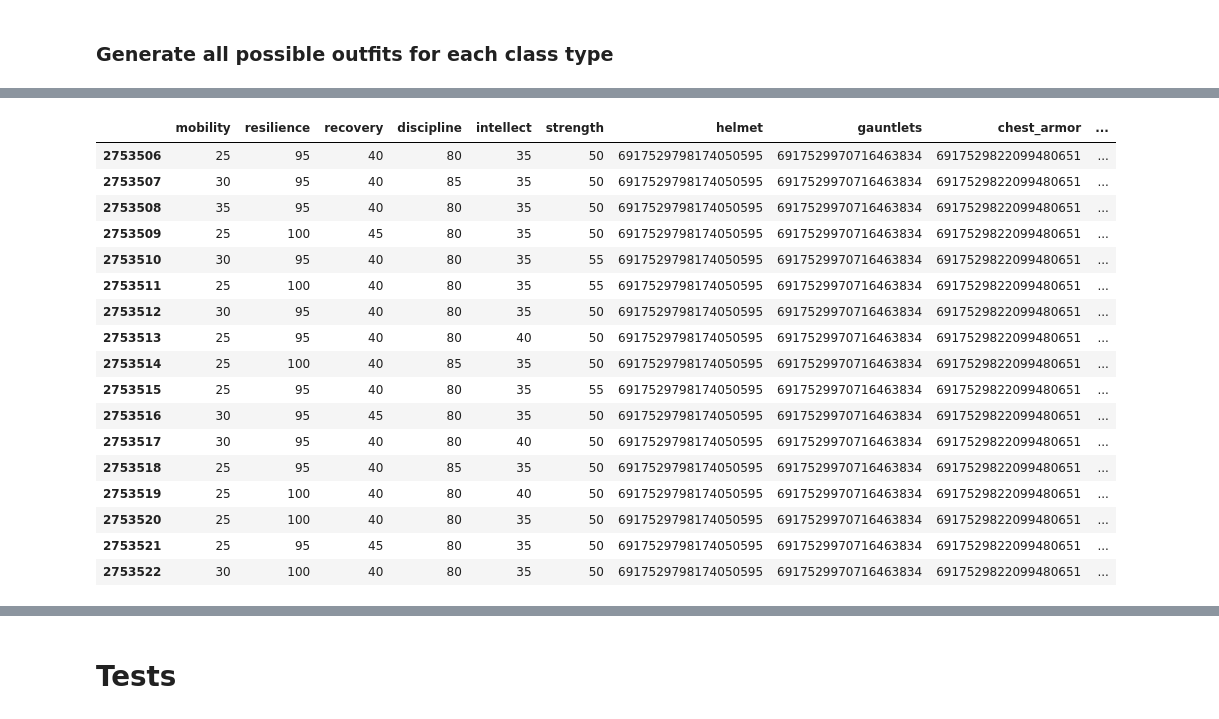
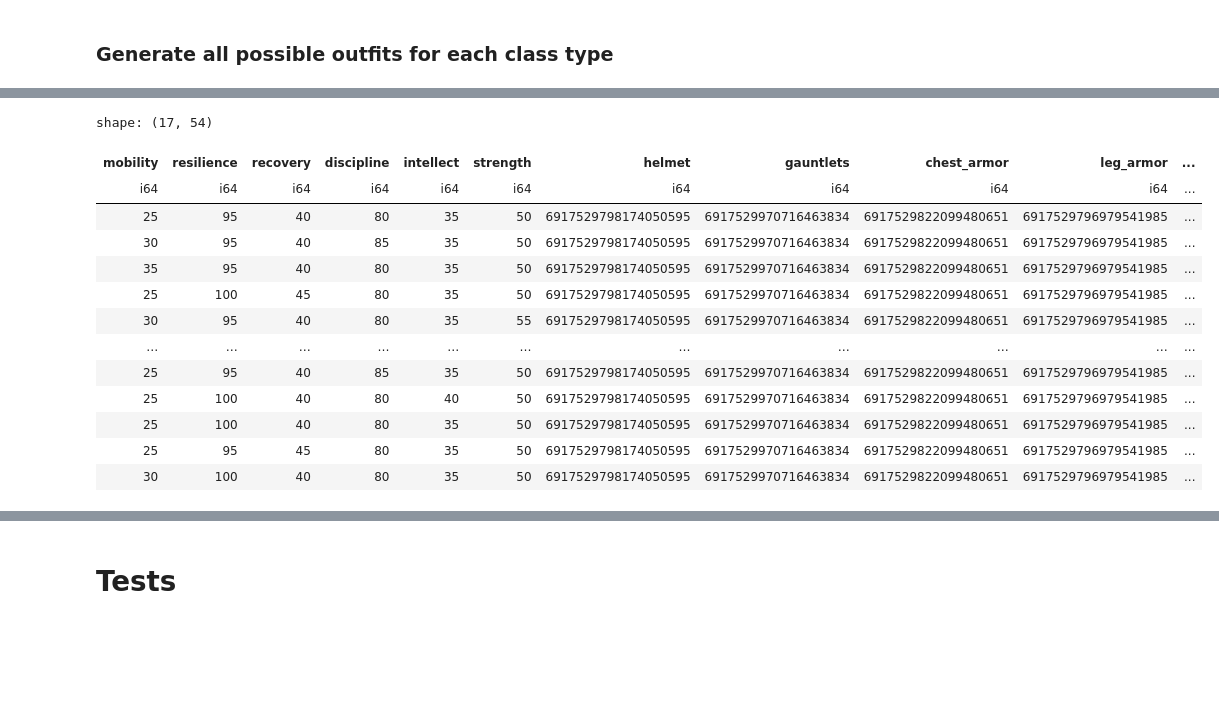
Before and after one commit to tednaleid/d2notebooks, a Jupyter notebook: d2armor.ipynb, the cells around one changed output, grey strips where cells are left out. Drawn from its saved outputs; the diff is of its cells as text; code cells hidden in the pictures; blank space fills up the shorter version.

```diff
--- a/d2armor.ipynb
+++ b/d2armor.ipynb
@@ -594,7 +685,0 @@ Could turn it into sort of a trie where we insert outfits based on stats in orde
-# %%
-import pandas as pd
-
-# convert outfits to a dataframe
-outfits_df = pd.DataFrame(outfits)
-outfits_df['total_points'] = outfits_df[['mobility', 'resilience', 'recovery', 'discipline', 'intellect', 'strength']].sum(axis=1)
-outfits_df
@@ -615,34 +686,30 @@ outfits_df
 # %%
 # one of my specific outfits I can see in DIM - shows all permutations of this outfit that have unique stat totals
 crown_of_tempests_id=6917529798174050595
 corrupting_echo_gloves_id=6917529970716463834
 ketchkillers_robes_id=6917529822099480651
 deep_explorer_boots_id=6917529796979541985
 class_item_id=6917529583788947730
-outfit = outfits_df.loc[
+outfit = outfits_df.filter(
     (outfits_df['helmet'] == crown_of_tempests_id) &
     (outfits_df['gauntlets'] == corrupting_echo_gloves_id) &
     (outfits_df['chest_armor'] == ketchkillers_robes_id) &
     (outfits_df['leg_armor'] == deep_explorer_boots_id) &
-    (outfits_df['class_item'] == class_item_id)]
+    (outfits_df['class_item'] == class_item_id))
 
 outfit
 # %% [output]
+shape: (17, 54)
-|  | mobility | resilience | recovery | discipline | intellect | strength | helmet | gauntlets | chest_armor | ... |
-| 2753506 | 25 | 95 | 40 | 80 | 35 | 50 | 6917529798174050595 | 6917529970716463834 | 6917529822099480651 | ... |
-| 2753507 | 30 | 95 | 40 | 85 | 35 | 50 | 6917529798174050595 | 6917529970716463834 | 6917529822099480651 | ... |
-| 2753508 | 35 | 95 | 40 | 80 | 35 | 50 | 6917529798174050595 | 6917529970716463834 | 6917529822099480651 | ... |
-| 2753509 | 25 | 100 | 45 | 80 | 35 | 50 | 6917529798174050595 | 6917529970716463834 | 6917529822099480651 | ... |
-| 2753510 | 30 | 95 | 40 | 80 | 35 | 55 | 6917529798174050595 | 6917529970716463834 | 6917529822099480651 | ... |
-| 2753511 | 25 | 100 | 40 | 80 | 35 | 55 | 6917529798174050595 | 6917529970716463834 | 6917529822099480651 | ... |
-| 2753512 | 30 | 95 | 40 | 80 | 35 | 50 | 6917529798174050595 | 6917529970716463834 | 6917529822099480651 | ... |
-| 2753513 | 25 | 95 | 40 | 80 | 40 | 50 | 6917529798174050595 | 6917529970716463834 | 6917529822099480651 | ... |
-| 2753514 | 25 | 100 | 40 | 85 | 35 | 50 | 6917529798174050595 | 6917529970716463834 | 6917529822099480651 | ... |
-| 2753515 | 25 | 95 | 40 | 80 | 35 | 55 | 6917529798174050595 | 6917529970716463834 | 6917529822099480651 | ... |
-| 2753516 | 30 | 95 | 45 | 80 | 35 | 50 | 6917529798174050595 | 6917529970716463834 | 6917529822099480651 | ... |
-| 2753517 | 30 | 95 | 40 | 80 | 40 | 50 | 6917529798174050595 | 6917529970716463834 | 6917529822099480651 | ... |
-| 2753518 | 25 | 95 | 40 | 85 | 35 | 50 | 6917529798174050595 | 6917529970716463834 | 6917529822099480651 | ... |
-| 2753519 | 25 | 100 | 40 | 80 | 40 | 50 | 6917529798174050595 | 6917529970716463834 | 6917529822099480651 | ... |
-| 2753520 | 25 | 100 | 40 | 80 | 35 | 50 | 6917529798174050595 | 6917529970716463834 | 6917529822099480651 | ... |
-| 2753521 | 25 | 95 | 45 | 80 | 35 | 50 | 6917529798174050595 | 6917529970716463834 | 6917529822099480651 | ... |
-| 2753522 | 30 | 100 | 40 | 80 | 35 | 50 | 6917529798174050595 | 6917529970716463834 | 6917529822099480651 | ... |
+| mobility | resilience | recovery | discipline | intellect | strength | helmet | gauntlets | chest_armor | leg_armor | ... |
+| i64 | i64 | i64 | i64 | i64 | i64 | i64 | i64 | i64 | i64 | ... |
+| 25 | 95 | 40 | 80 | 35 | 50 | 6917529798174050595 | 6917529970716463834 | 6917529822099480651 | 6917529796979541985 | ... |
+| 30 | 95 | 40 | 85 | 35 | 50 | 6917529798174050595 | 6917529970716463834 | 6917529822099480651 | 6917529796979541985 | ... |
+| 35 | 95 | 40 | 80 | 35 | 50 | 6917529798174050595 | 6917529970716463834 | 6917529822099480651 | 6917529796979541985 | ... |
+| 25 | 100 | 45 | 80 | 35 | 50 | 6917529798174050595 | 6917529970716463834 | 6917529822099480651 | 6917529796979541985 | ... |
+| 30 | 95 | 40 | 80 | 35 | 55 | 6917529798174050595 | 6917529970716463834 | 6917529822099480651 | 6917529796979541985 | ... |
+| … | … | … | … | … | … | … | … | … | … | ... |
+| 25 | 95 | 40 | 85 | 35 | 50 | 6917529798174050595 | 6917529970716463834 | 6917529822099480651 | 6917529796979541985 | ... |
+| 25 | 100 | 40 | 80 | 40 | 50 | 6917529798174050595 | 6917529970716463834 | 6917529822099480651 | 6917529796979541985 | ... |
+| 25 | 100 | 40 | 80 | 35 | 50 | 6917529798174050595 | 6917529970716463834 | 6917529822099480651 | 6917529796979541985 | ... |
+| 25 | 95 | 45 | 80 | 35 | 50 | 6917529798174050595 | 6917529970716463834 | 6917529822099480651 | 6917529796979541985 | ... |
+| 30 | 100 | 40 | 80 | 35 | 50 | 6917529798174050595 | 6917529970716463834 | 6917529822099480651 | 6917529796979541985 | ... |
```
Also changed, not shown: parts of 21 cells of this notebook, 2 other files.
